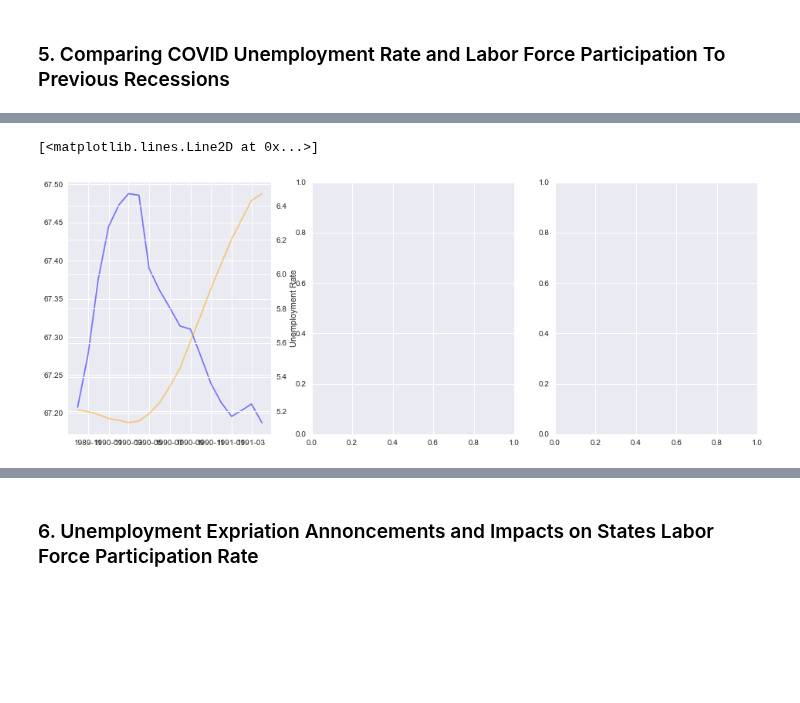
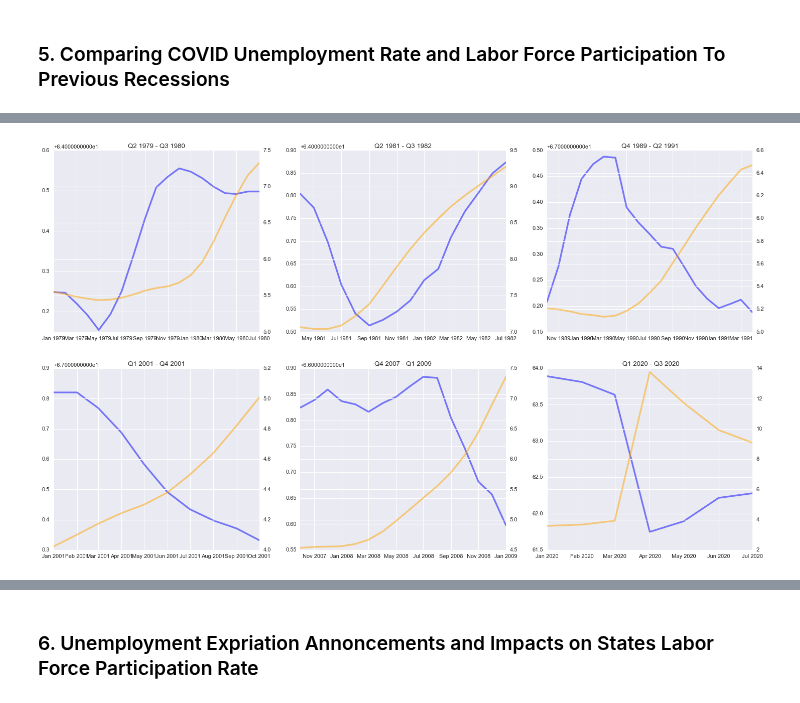
Before and after one commit to vgm236/ferrante_moreira_data_project, a Jupyter notebook: app/ferrante_moreira_project.ipynb, the cells around one changed output, grey strips where cells are left out. Cells and saved outputs as stored; diff of their text form; code cells hidden in the pictures; blank space fills up the shorter version.

Commit message:
more efficient version of rec plots

```diff
--- a/app/ferrante_moreira_project.ipynb
+++ b/app/ferrante_moreira_project.ipynb
@@ -939,32 +828,63 @@ plt.style.use("seaborn")
 # %%
-# attempt to write the code above more efficently
+# Build subsets for each recession
 
-fig, ax = plt.subplots(1, 3, figsize=(16,6))
+# Q2 1979 - Q3 1980
+recession_79 = df_ur_lfp.query("date >= '1979-01-01'"
+    ).query("date <= '1980-07-01'")
 
-charts = [[0, 0], [0, 1], [0, 2], [1, 0], [1, 1], [1, 2]]
+# Q2 1981 - Q3 1982
+recession_81 = df_ur_lfp.query("date >= '1981-04-01'"
+    ).query("date <= '1982-07-01'")
+
+# Q4 1989 - Q2 1991
+recession_89 = df_ur_lfp.query("date >= '1989-10-01'"
+    ).query("date <= '1991-04-01'")
+
+# Q1 2001 - Q4 2001
+recession_01 = df_ur_lfp.query("date >= '2001-01-01'"
+    ).query("date <= '2001-10-01'")
+
+# Q4 2007 - Q1 2009
+recession_07 = df_ur_lfp.query("date >= '2007-10-01'"
+    ).query("date <= '2009-01-01'")
+
+# Q1 2020 - Q3 2020
+recession_covid = df_ur_lfp.query("date >= '2020-01-01'"
+    ).query("date <= '2020-07-01'")
+
+# Plot UR and LFP for each reported recession
+
+fig, ax = plt.subplots(2, 3, figsize=(20,12))
+
+charts = [(0, 0), (0, 1), (0, 2), (1, 0), (1, 1), (1, 2)]
 
 lfp_rec = [recession_79["labor_force_participation"].mean(axis=1),
 recession_81["labor_force_participation"].mean(axis=1),
 recession_89["labor_force_participation"].mean(axis=1),
 recession_01["labor_force_participation"].mean(axis=1),
 recession_07["labor_force_participation"].mean(axis=1),
 recession_covid["labor_force_participation"].mean(axis=1)]
 
 ur_rec = [recession_79["unemployment_rate"].mean(axis=1),
 recession_81["unemployment_rate"].mean(axis=1),
 recession_89["unemployment_rate"].mean(axis=1),
 recession_01["unemployment_rate"].mean(axis=1),
 recession_07["unemployment_rate"].mean(axis=1),
 recession_covid["unemployment_rate"].mean(axis=1)]
 
+for (i, j) in zip(charts, lfp_rec):
+    ax[i].plot(j, color = 'b', alpha=0.5, linewidth=3)
+
 for i in charts:
-    for (i, j) in zip(lfp_rec, ur_rec):
+    ax[i] = ax[i].twinx()
 
+for (i, k) in zip(charts, ur_rec):
+    ax[i].plot(k, color = 'orange', alpha=0.5, linewidth=3)
 
-ax[0].plot(recession_89["labor_force_participation"].mean(axis=1), color = 'b', alpha=0.5)
-ax[0] = ax[0].twinx()
-ax[0].set_ylabel("Unemployment Rate")
-ax[0].plot(recession_89["unemployment_rate"].mean(axis=1), color='orange', alpha=0.5)
+rec_titles = ["Q2 1979 - Q3 1980", "Q2 1981 - Q3 1982", "Q4 1989 - Q2 1991",
+            "Q1 2001 - Q4 2001", "Q4 2007 - Q1 2009", " Q1 2020 - Q3 2020"]
+
+for (i, j) in zip(charts, rec_titles):
+    ax[i].set_title(j)
 # %% [output]
-[<matplotlib.lines.Line2D at 0x...>]
-[figure, old version]
+[figure, new version]
```
Also changed, not shown: parts of 4 cells of this notebook.
